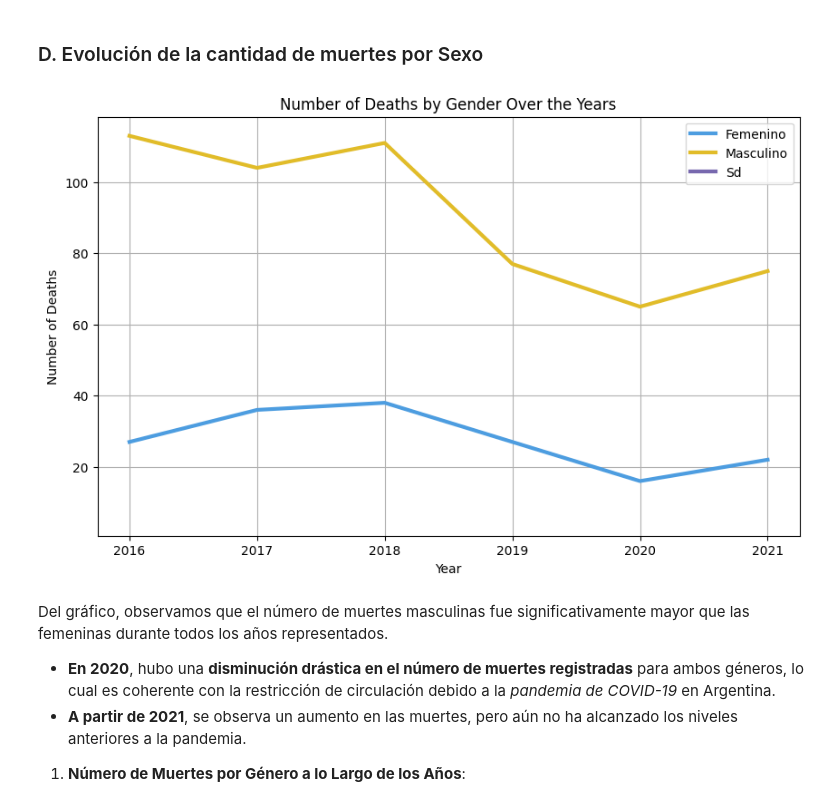
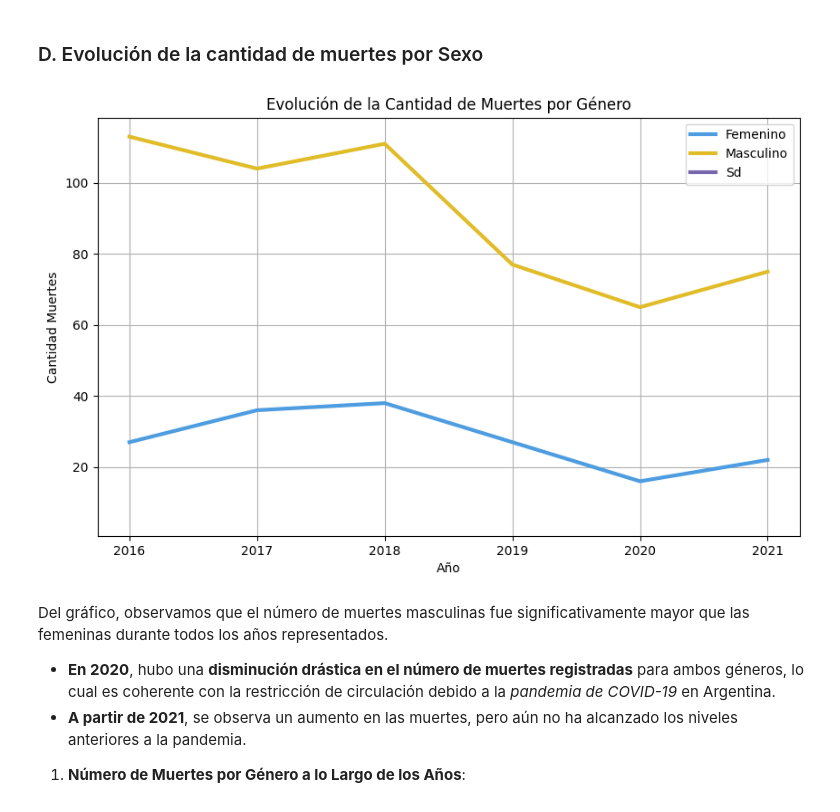
Before and after one commit to FlorLascu/Analisis_Siniestralidad_Buenos_Aires, a Jupyter notebook: 01. ETL_EDA_homicidios.ipynb, the cells around one changed output. Saved outputs shown, nothing was run; the diff lists cells and outputs as text; code cells hidden in the pictures.

```diff
--- a/01. ETL_EDA_homicidios.ipynb
+++ b/01. ETL_EDA_homicidios.ipynb
@@ -1380,27 +1382,27 @@ calculate_column_stats(victimas_completo_df)
 # %%
 coloresBA = ['#4D9DE0','#E1BC29','#7768AE']
 
 # Group by 'anio' and 'sexo' and calculate the sum of 'cant_victimas'
 muertes_por_anio_sexo = victimas_completo_df.groupby(['anio', 'sexo'])['id'].count().unstack()
 
 # Plot the line plot
 plt.figure(figsize=(10, 6))
 
 # Plot each sex separately
 for i, sex in enumerate(muertes_por_anio_sexo.columns):
     plt.plot(muertes_por_anio_sexo.index, muertes_por_anio_sexo[sex], label=sex,  color=coloresBA[i], linewidth=3)
 
 # Add labels and title
-plt.title('Number of Deaths by Gender Over the Years')
-plt.xlabel('Year')
-plt.ylabel('Number of Deaths')
+plt.title('Evolución de la Cantidad de Muertes por Género')
+plt.xlabel('Año')
+plt.ylabel('Cantidad Muertes')
 plt.legend()
 plt.grid(True)
 
 # Show plot
 plt.show()
 # %% [output]
-[figure, old version]
+[figure, new version]
 # %% [markdown]
 Del gráfico, observamos que el número de muertes masculinas fue significativamente mayor que las femeninas durante todos los años representados. <br>
 - **En 2020**, hubo una **disminución drástica en el número de muertes registradas** para ambos géneros, lo cual es coherente con la restricción de circulación debido a la *pandemia de COVID-19* en Argentina.<br>
```
Also changed, not shown: parts of 3 cells of this notebook.
